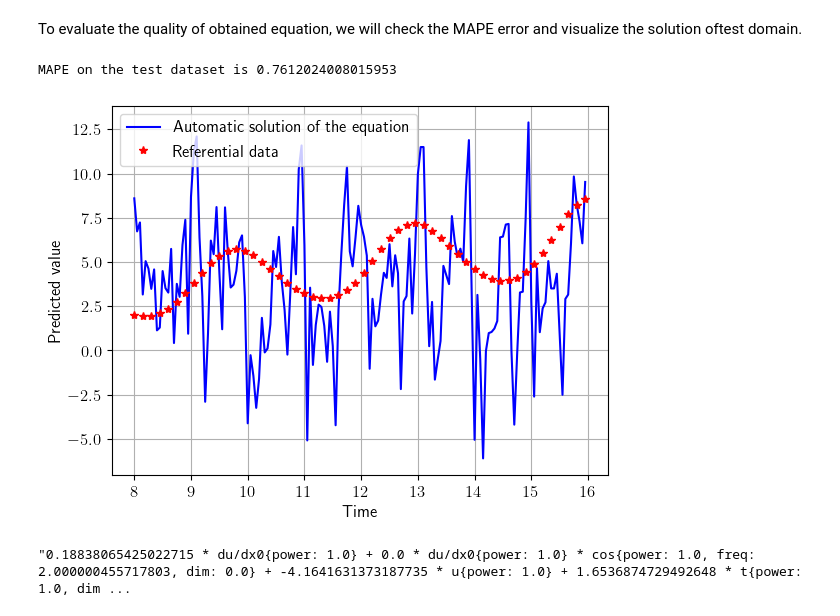
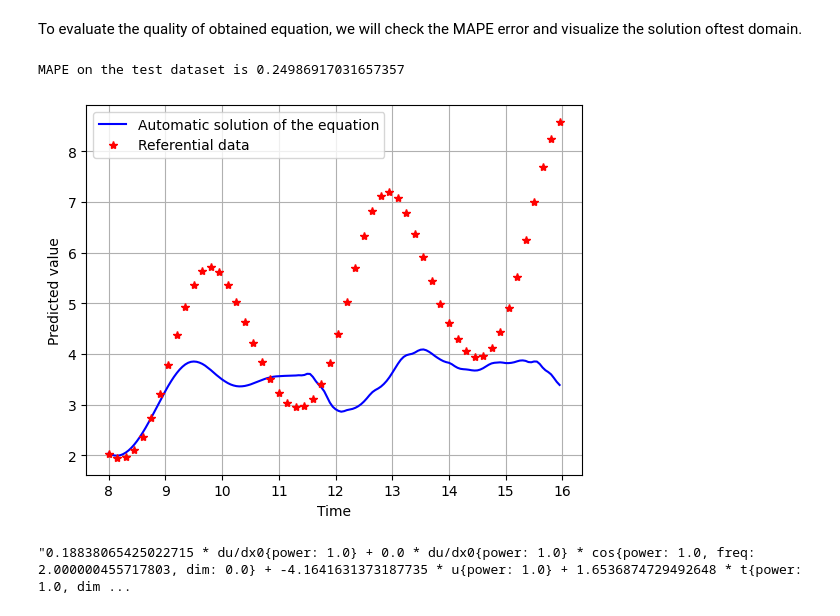
Before and after one commit to ITMO-NSS-team/EPDE, a Jupyter notebook: examples/ODE discovery.ipynb, the cells around one changed output. Saved outputs shown, nothing was run; the diff lists cells and outputs as text; code cells hidden in the pictures.

```diff
--- a/examples/ODE discovery.ipynb
+++ b/examples/ODE discovery.ipynb
@@ -316,7 +316,7 @@ params_base = True
 if params_base:
     pred_u = epde_search_obj.predict(system=eq_1, boundary_conditions = [bop_u(), bop_du()], # })
                                      grid = [t_test,], mode='NN', use_fourier = True, # , fft_params = {'L' : }
-                                     #, 'params' : {'lr' : 1e-3} {'params' : {'lr' : 1e-6, 'eps' : 1e-8}},
+                                     optimizer_params = {'optimizer' : 'Adam', 'params' : {'lr' : 5*1e-5, 'eps' : 1e-6}},
                                      compiling_params = {'tol' : 0.005})
 else:
     pred_u = epde_search_obj.predict(system=eq_1, boundary_conditions = [bop_u(), bop_du()], # })
@@ -347,17 +339,20 @@ To evaluate the quality of obtained equation, we will check the MAPE error and v
 if isinstance(pred_u, torch.Tensor):
     pred_u = pred_u.detach().numpy()
 # %%
+mpl.rcParams.update(mpl.rcParamsDefault)
+plt.rcParams['text.usetex'] = False
+
 print(f'MAPE on the test dataset is {np.mean(np.abs((pred_u - x_test)/x_test))}')
 
 plt.plot(t_test, pred_u, color = 'b', label = 'Automatic solution of the equation')
 plt.plot(t_test[::3], x_test[::3], '*', color = 'r', label = 'Referential data')
 plt.xlabel('Time'); plt.ylabel('Predicted value')
 plt.grid()
 plt.legend()
 plt.show()
 # %% [output]
-MAPE on the test dataset is 0.7612024008015953
+MAPE on the test dataset is 0.24986917031657357
-[figure, old version]
+[figure, new version]
 # %%
 eq2 = epde_search_obj.get_equations_by_complexity(4)[0]
 eq2.text_form
```
Also changed, not shown: parts of 7 cells of this notebook, 3 other files.
